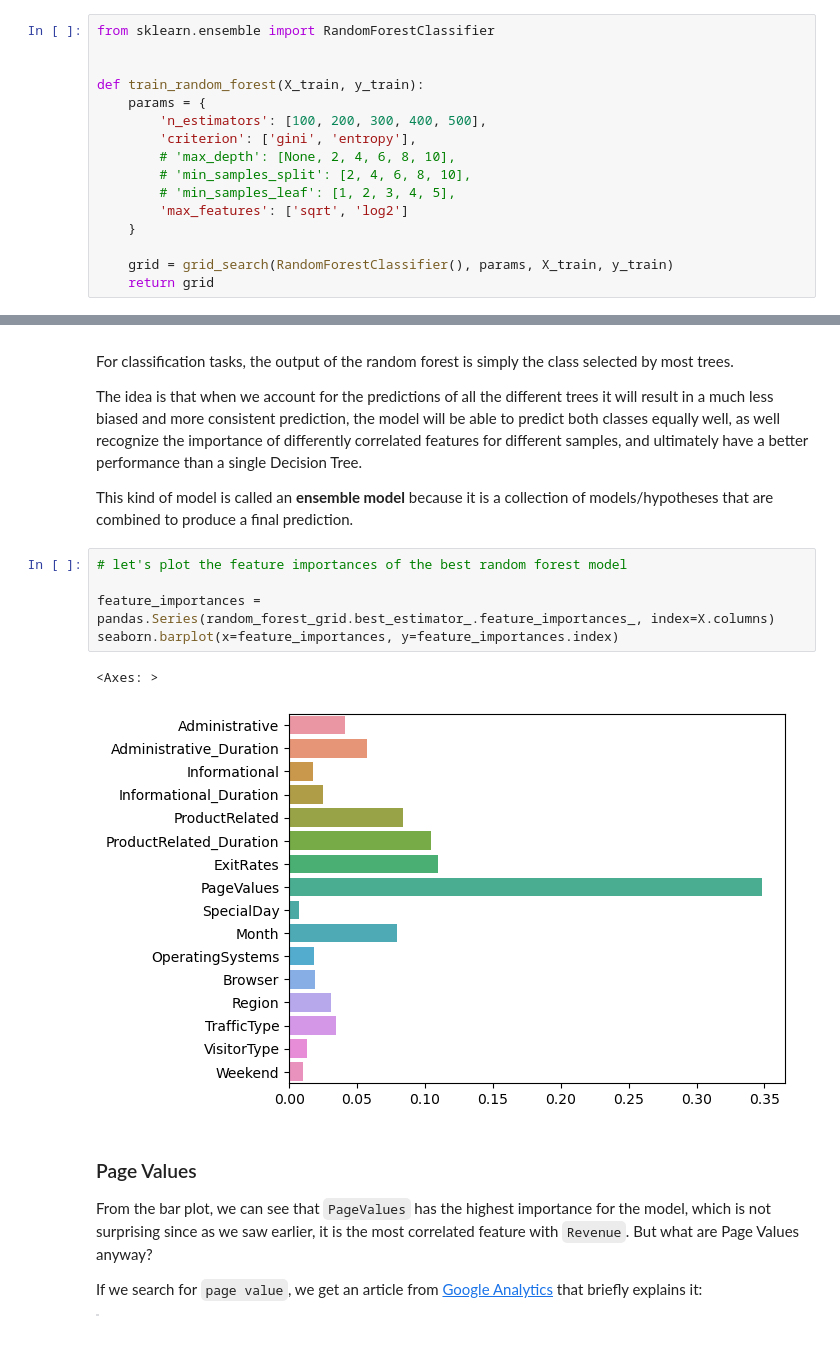
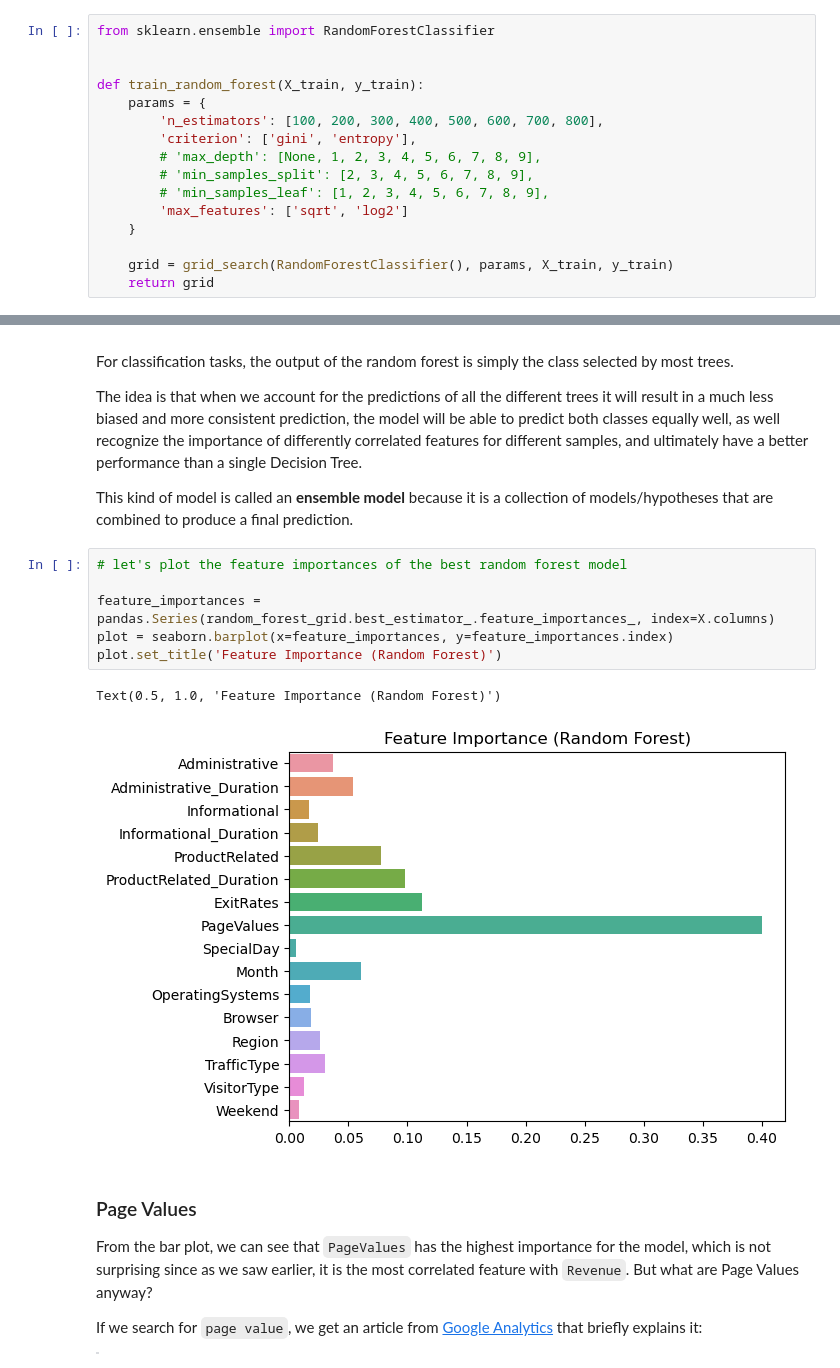
Before and after one commit to VsnGamer/ia-2022, a Jupyter notebook: A2/Assignment_2.ipynb, the cells around one changed output, grey strips where cells are left out. Saved outputs shown, nothing was run; the diff lists cells and outputs as text; blank space fills up the shorter version.

```diff
--- a/A2/Assignment_2.ipynb
+++ b/A2/Assignment_2.ipynb
@@ -235,11 +249,11 @@ from sklearn.ensemble import RandomForestClassifier
 
 def train_random_forest(X_train, y_train):
     params = {
-        'n_estimators': [100, 200, 300, 400, 500],
+        'n_estimators': [100, 200, 300, 400, 500, 600, 700, 800],
         'criterion': ['gini', 'entropy'],
-        # 'max_depth': [None, 2, 4, 6, 8, 10],
-        # 'min_samples_split': [2, 4, 6, 8, 10],
-        # 'min_samples_leaf': [1, 2, 3, 4, 5],
+        # 'max_depth': [None, 1, 2, 3, 4, 5, 6, 7, 8, 9],
+        # 'min_samples_split': [2, 3, 4, 5, 6, 7, 8, 9],
+        # 'min_samples_leaf': [1, 2, 3, 4, 5, 6, 7, 8, 9],
         'max_features': ['sqrt', 'log2']
     }
 
@@ -511,11 +516,12 @@ This kind of model is called an **ensemble model** because it is a collection of
 # %%
 # let's plot the feature importances of the best random forest model
 
 feature_importances = pandas.Series(random_forest_grid.best_estimator_.feature_importances_, index=X.columns)
-seaborn.barplot(x=feature_importances, y=feature_importances.index)
+plot = seaborn.barplot(x=feature_importances, y=feature_importances.index)
+plot.set_title('Feature Importance (Random Forest)')
 # %% [output]
-<Axes: >
+Text(0.5, 1.0, 'Feature Importance (Random Forest)')
-[figure, old version]
+[figure, new version]
 # %% [markdown]
 ### Page Values
 
```
Also changed, not shown: parts of 18 cells of this notebook.
